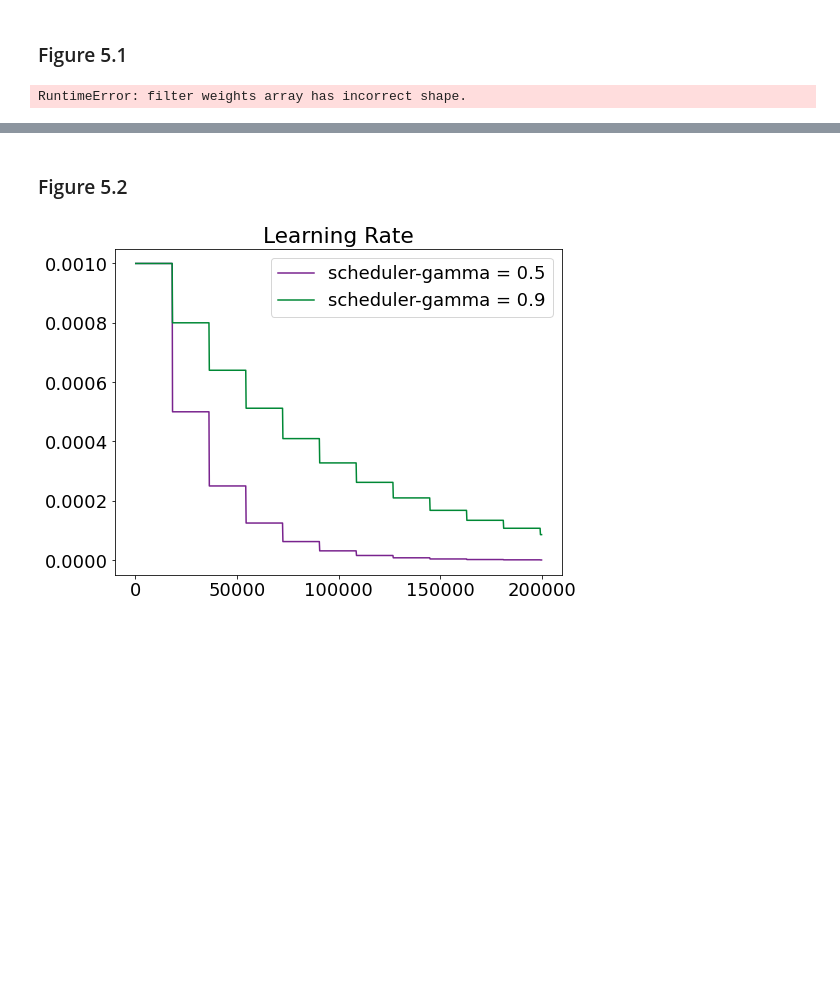
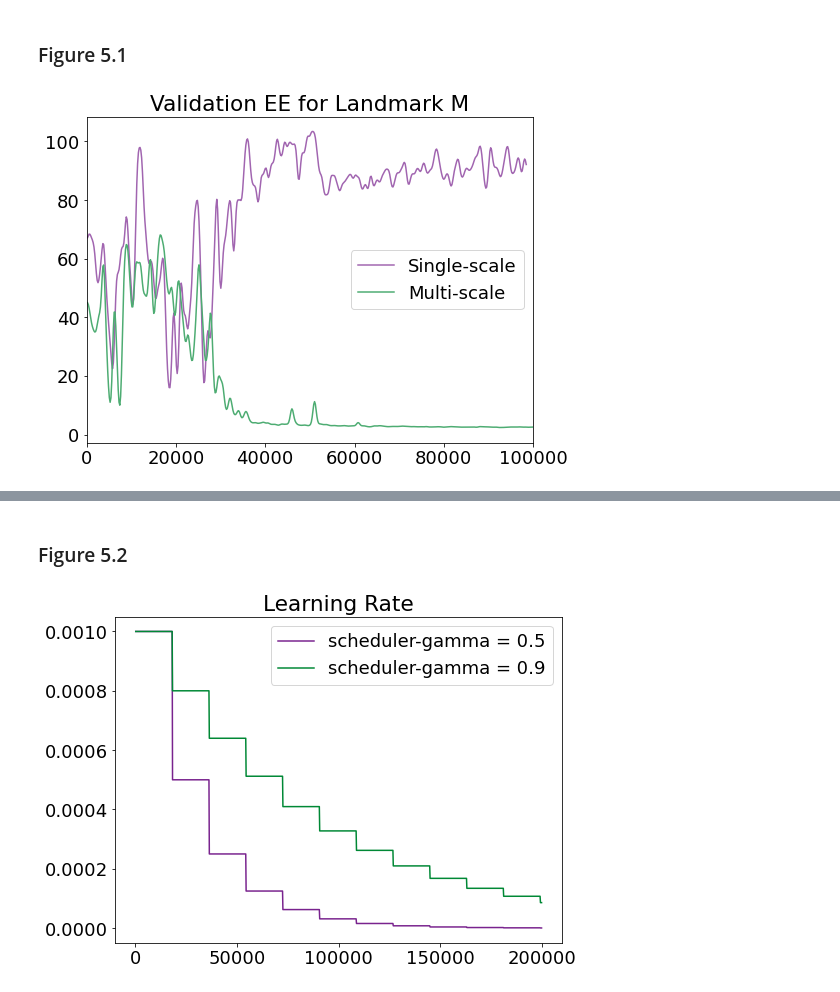
Before and after one commit to CathrineUH/Bachelor_thesis_ear, a Jupyter notebook: plotAllFigures.ipynb, the cells around one changed output, grey strips where cells are left out. Saved outputs shown, nothing was run; the diff lists cells and outputs as text; code cells hidden in the pictures; blank space fills up the shorter version.

```diff
--- a/plotAllFigures.ipynb
+++ b/plotAllFigures.ipynb
@@ -12,25 +11,31 @@ import seaborn as sns
 
 # import results (csv-files)
 bestModel = "results/results05.csv"
+# %%
+#Colors
+purple = [0.63215686, 0.39607843, 0.68980392]
+green = [0.3 , 0.67333333, 0.4454902]
+blue = [0.42901961, 0.47019608, 0.94235294]
 # %% [markdown]
 ### Figure 5.1
-# %%
-# Figure 5.1
-
-def get_gaussian_derivative(t):
-    kSize = 5
-    s = np.sqrt(t)
-    x = np.arange(int(-np.ceil(s*kSize)), int(np.ceil(s*kSize))+1)
-    x = np.reshape(x,(-1,1))
-    g = np.exp(-x**2/(2*t))
-    g = g/np.sum(g)
-    return np.reshape(g, (len(g), 1))
-
-g = get_gaussian_derivative(5)
-val = pd.read_csv("wandData/validation.csv")
-convolve(val.iloc[:, 1], g)
-
-plt.plot(val.iloc[:, 1])
-plt.show()
-# %% [output]
-RuntimeError: filter weights array has incorrect shape.
+# %%
+# Figure 5.1
+
+val = pd.read_csv("wandData/validation.csv")
+
+y_single = val.iloc[:, 1]
+y_multi = val.iloc[:, 4]
+
+x = val.iloc[:, 0]
+y_smoothed_single = gaussian_filter1d(y_single, sigma = 2)
+y_smoothed_multi = gaussian_filter1d(y_multi, sigma = 2)
+
+plt.figure(figsize = (8, 6))
+plt.plot(x,y_smoothed_single,color = purple,label ="Single-scale")
+plt.plot(x,y_smoothed_multi,color = green,label ="Multi-scale")
+plt.title("Validation EE for Landmark M")
+plt.legend()
+plt.xlim([0,100000])
+plt.show()
+# %% [output]
+[figure, added]
```
Also changed, not shown: parts of 6 cells of this notebook, 1 other file.
